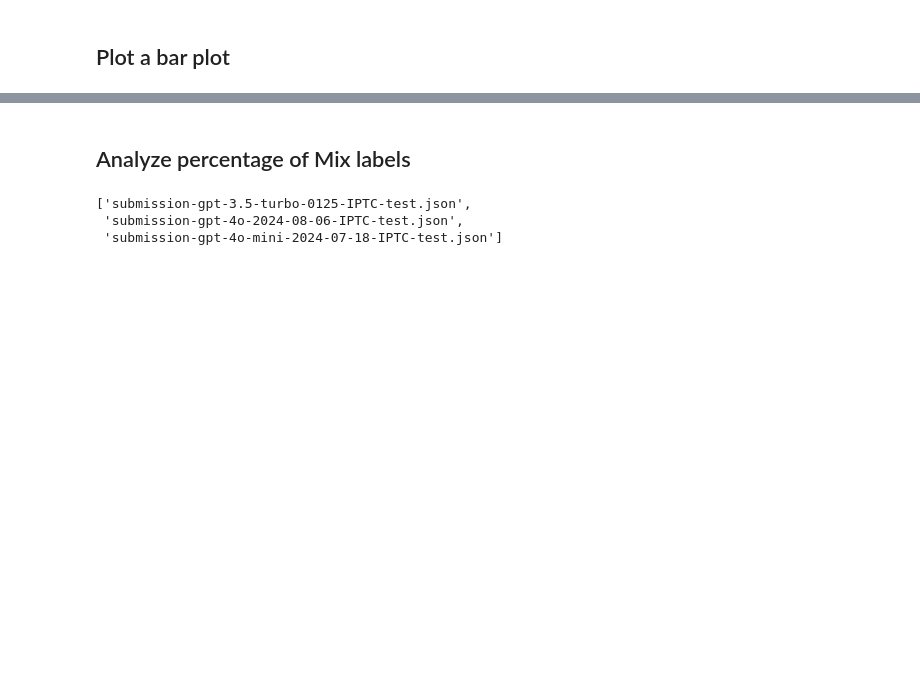
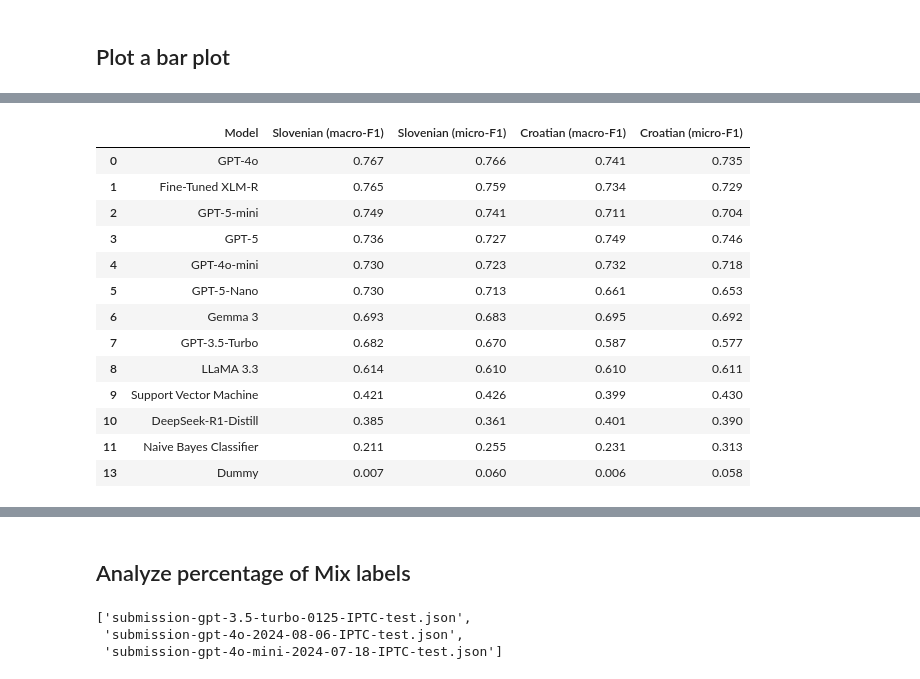
Before and after one commit to TajaKuzman/Benchmarking-Text-Classification-on-South-Slavic, a Jupyter notebook: IPTC-NewsTopic-Benchmark/evaluation-for-the-paper/evaluation_for_the_paper.ipynb, the cells around one changed output, grey strips where cells are left out. Cells and saved outputs as stored; diff of their text form; code cells hidden in the pictures; blank space fills up the shorter version.

```diff
--- a/IPTC-NewsTopic-Benchmark/evaluation-for-the-paper/evaluation_for_the_paper.ipynb
+++ b/IPTC-NewsTopic-Benchmark/evaluation-for-the-paper/evaluation_for_the_paper.ipynb
@@ -230,0 +228,17 @@ plt
+# %%
+results_df
+# %% [output]
+|  | Model | Slovenian (macro-F1) | Slovenian (micro-F1) | Croatian (macro-F1) | Croatian (micro-F1) |
+| 0 | GPT-4o | 0.767 | 0.766 | 0.741 | 0.735 |
+| 1 | Fine-Tuned XLM-R | 0.765 | 0.759 | 0.734 | 0.729 |
+| 2 | GPT-5-mini | 0.749 | 0.741 | 0.711 | 0.704 |
+| 3 | GPT-5 | 0.736 | 0.727 | 0.749 | 0.746 |
+| 4 | GPT-4o-mini | 0.730 | 0.723 | 0.732 | 0.718 |
+| 5 | GPT-5-Nano | 0.730 | 0.713 | 0.661 | 0.653 |
+| 6 | Gemma 3 | 0.693 | 0.683 | 0.695 | 0.692 |
+| 7 | GPT-3.5-Turbo | 0.682 | 0.670 | 0.587 | 0.577 |
+| 8 | LLaMA 3.3 | 0.614 | 0.610 | 0.610 | 0.611 |
+| 9 | Support Vector Machine | 0.421 | 0.426 | 0.399 | 0.430 |
+| 10 | DeepSeek-R1-Distill | 0.385 | 0.361 | 0.401 | 0.390 |
+| 11 | Naive Bayes Classifier | 0.211 | 0.255 | 0.231 | 0.313 |
+| 13 | Dummy | 0.007 | 0.060 | 0.006 | 0.058 |
```
Also changed, not shown: parts of 10 cells of this notebook, 3 other files.
